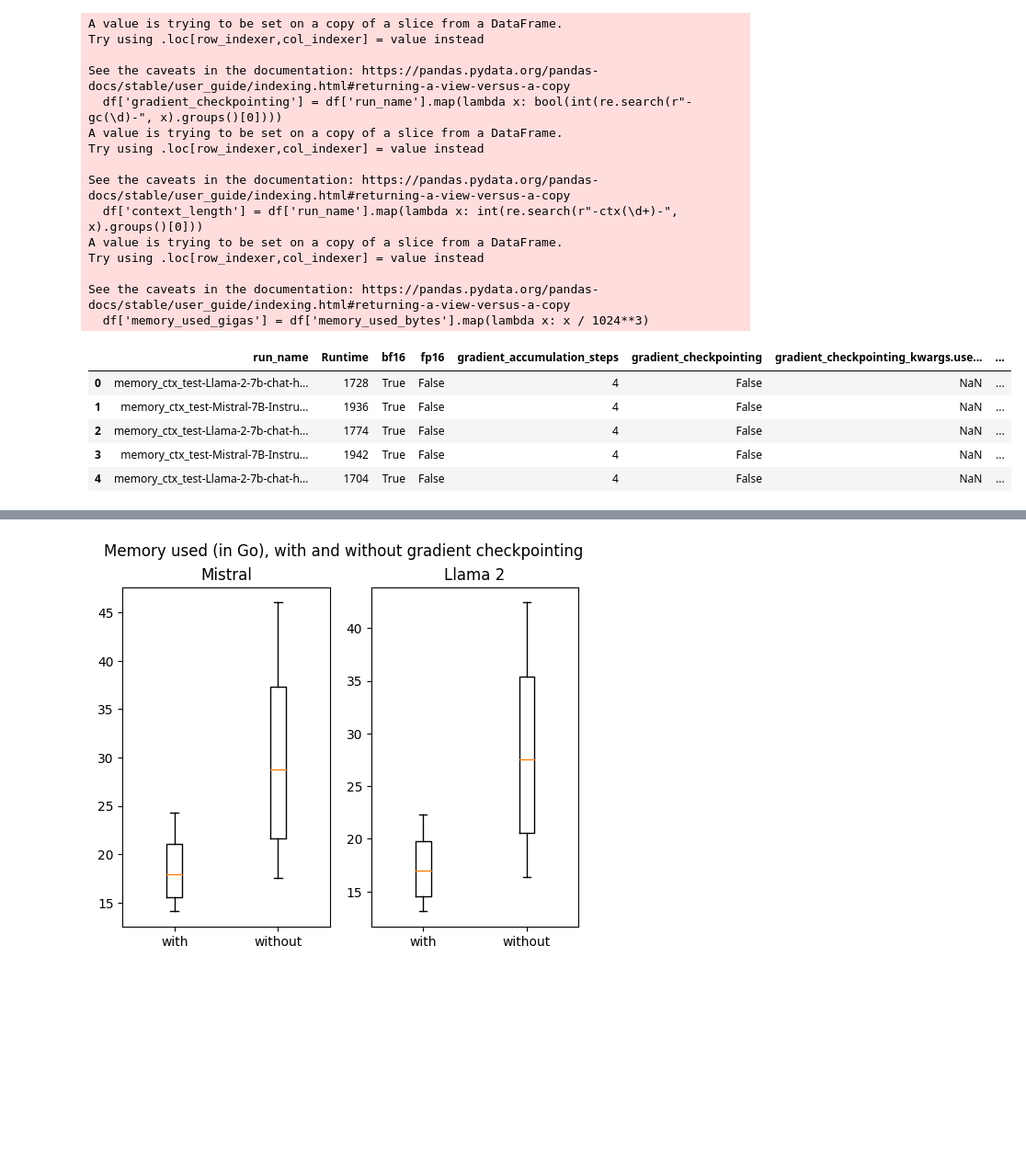
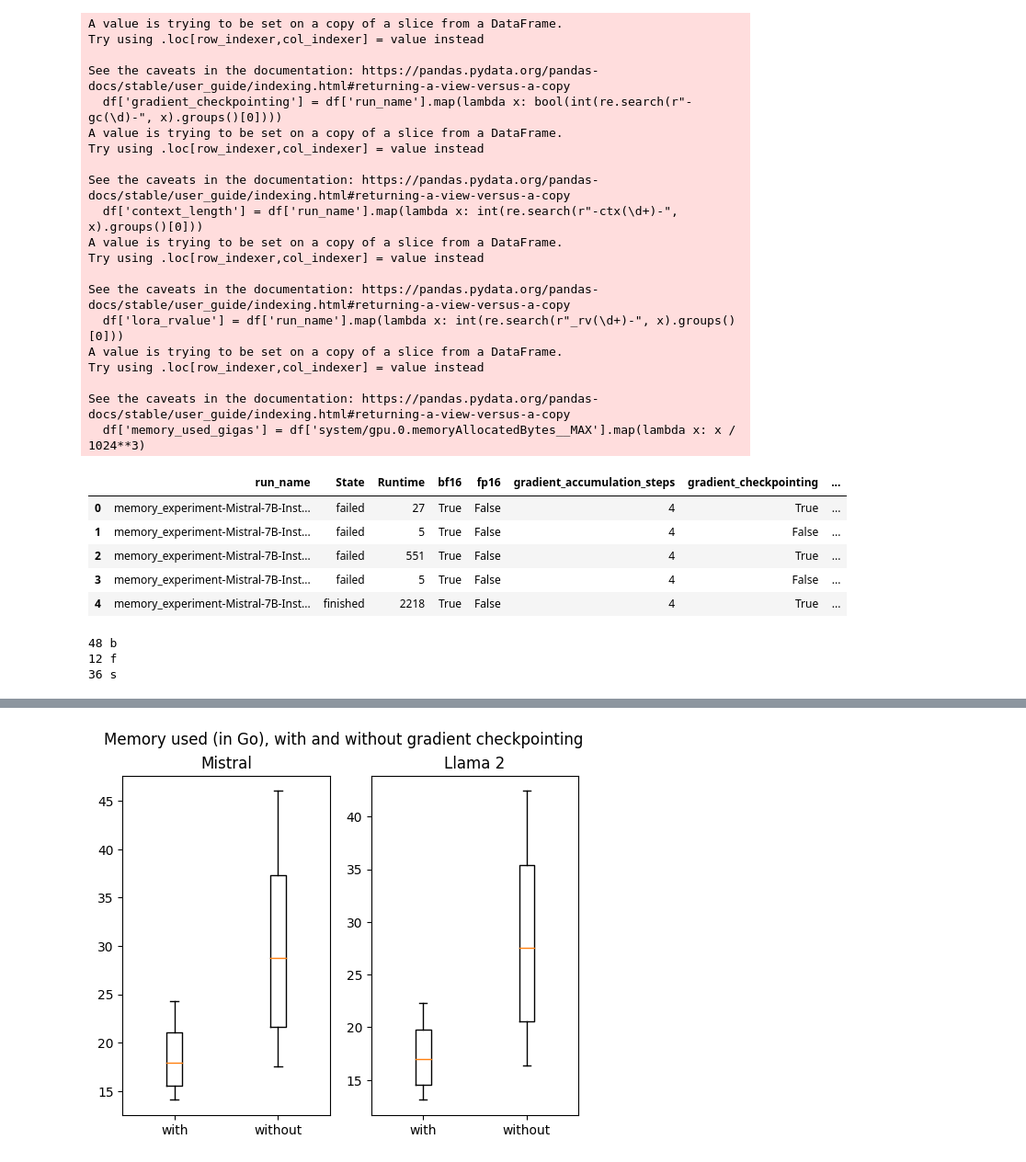
Before and after one commit to Gratic/Finetuning-LLM-for-SPARQL-generation, a Jupyter notebook: scripts/analysis_memory_consumption.ipynb, the cells around one changed output, grey strips where cells are left out. Shown at 92% size. Cells and saved outputs as stored; diff of their text form; code cells hidden in the pictures; blank space fills up the shorter version.

```diff
--- a/scripts/analysis_memory_consumption.ipynb
+++ b/scripts/analysis_memory_consumption.ipynb
@@ -4,6 +4,6 @@ from io import StringIO
 import re
 import matplotlib.pyplot as plt
 # %%
-df = pd.read_csv("../datasets/analysis_memory_usage.csv")
+df = pd.read_csv("../datasets/memory_experiment_merged.csv")
 print(len(df), "rows")
 # %% [output]
@@ -11,6 +31,7 @@ print(len(df), "rows")
 # %%
 relevant_cols = [
     "run_name",
+    "State",
     "Runtime",
     "bf16",
     "fp16",
@@ -24,43 +45,52 @@ relevant_cols = [
     "quantization_config.bnb_4bit_use_double_quant",
     "quantization_config.quant_method",
     "per_device_train_batch_size",
-    "memory_used_bytes",
+    "system/gpu.0.memoryAllocatedBytes__MAX",
 ]
 
 df_memory = df[relevant_cols]
 
 def fix_gradient_checkpointing(df: pd.DataFrame):
     df['gradient_checkpointing'] = df['run_name'].map(lambda x: bool(int(re.search(r"-gc(\d)-", x).groups()[0])))
 
 def extract_context_length(df: pd.DataFrame):
     df['context_length'] = df['run_name'].map(lambda x: int(re.search(r"-ctx(\d+)-", x).groups()[0]))
 
+def extract_rvalue(df: pd.DataFrame):
+    df['lora_rvalue'] = df['run_name'].map(lambda x: int(re.search(r"_rv(\d+)-", x).groups()[0]))
+
 def from_bytes_to_gigas(df: pd.DataFrame):
-    df['memory_used_gigas'] = df['memory_used_bytes'].map(lambda x: x / 1024**3)
+    df['memory_used_gigas'] = df['system/gpu.0.memoryAllocatedBytes__MAX'].map(lambda x: x / 1024**3)
 
 fix_gradient_checkpointing(df_memory)
 extract_context_length(df_memory)
+extract_rvalue(df_memory)
 from_bytes_to_gigas(df_memory)
 df_memory.head()
 # %% [output]
 A value is trying to be set on a copy of a slice from a DataFrame.
 Try using .loc[row_indexer,col_indexer] = value instead
 
 See the caveats in the documentation: https://pandas.pydata.org/pandas-docs/stable/user_guide/indexing.html#returning-a-view-versus-a-copy
   df['gradient_checkpointing'] = df['run_name'].map(lambda x: bool(int(re.search(r"-gc(\d)-", x).groups()[0])))
 A value is trying to be set on a copy of a slice from a DataFrame.
 Try using .loc[row_indexer,col_indexer] = value instead
 
 See the caveats in the documentation: https://pandas.pydata.org/pandas-docs/stable/user_guide/indexing.html#returning-a-view-versus-a-copy
   df['context_length'] = df['run_name'].map(lambda x: int(re.search(r"-ctx(\d+)-", x).groups()[0]))
 A value is trying to be set on a copy of a slice from a DataFrame.
 Try using .loc[row_indexer,col_indexer] = value instead
 
 See the caveats in the documentation: https://pandas.pydata.org/pandas-docs/stable/user_guide/indexing.html#returning-a-view-versus-a-copy
-  df['memory_used_gigas'] = df['memory_used_bytes'].map(lambda x: x / 1024**3)
+  df['lora_rvalue'] = df['run_name'].map(lambda x: int(re.search(r"_rv(\d+)-", x).groups()[0]))
+A value is trying to be set on a copy of a slice from a DataFrame.
+Try using .loc[row_indexer,col_indexer] = value instead
+
+See the caveats in the documentation: https://pandas.pydata.org/pandas-docs/stable/user_guide/indexing.html#returning-a-view-versus-a-copy
+  df['memory_used_gigas'] = df['system/gpu.0.memoryAllocatedBytes__MAX'].map(lambda x: x / 1024**3)
-|  | run_name | Runtime | bf16 | fp16 | gradient_accumulation_steps | gradient_checkpointing | gradient_checkpointing_kwargs.use... | ... |
-| 0 | memory_ctx_test-Llama-2-7b-chat-h... | 1728 | True | False | 4 | False | NaN | ... |
-| 1 | memory_ctx_test-Mistral-7B-Instru... | 1936 | True | False | 4 | False | NaN | ... |
-| 2 | memory_ctx_test-Llama-2-7b-chat-h... | 1774 | True | False | 4 | False | NaN | ... |
-| 3 | memory_ctx_test-Mistral-7B-Instru... | 1942 | True | False | 4 | False | NaN | ... |
-| 4 | memory_ctx_test-Llama-2-7b-chat-h... | 1704 | True | False | 4 | False | NaN | ... |
+|  | run_name | State | Runtime | bf16 | fp16 | gradient_accumulation_steps | gradient_checkpointing | ... |
+| 0 | memory_experiment-Mistral-7B-Inst... | failed | 27 | True | False | 4 | True | ... |
+| 1 | memory_experiment-Mistral-7B-Inst... | failed | 5 | True | False | 4 | False | ... |
+| 2 | memory_experiment-Mistral-7B-Inst... | failed | 551 | True | False | 4 | True | ... |
+| 3 | memory_experiment-Mistral-7B-Inst... | failed | 5 | True | False | 4 | False | ... |
+| 4 | memory_experiment-Mistral-7B-Inst... | finished | 2218 | True | False | 4 | True | ... |
@@ -66,0 +102,12 @@ See the caveats in the documentation: https://pandas.pydata.org/pandas-docs/stab
+# %%
+def get_failed_and_success(df):
+    return df.loc[df["State"] == "failed"], df.loc[df["State"] == "finished"]
+
+print(len(df_memory.loc[df_memory["gradient_checkpointing"] == True]), "b")
+f, s = get_failed_and_success(df_memory.loc[df_memory["gradient_checkpointing"] == True])
+print(len(f), "f")
+print(len(s), "s")
+# %% [output]
+48 b
+12 f
+36 s
```
Also changed, not shown: parts of 19 cells of this notebook, 2 other files.
